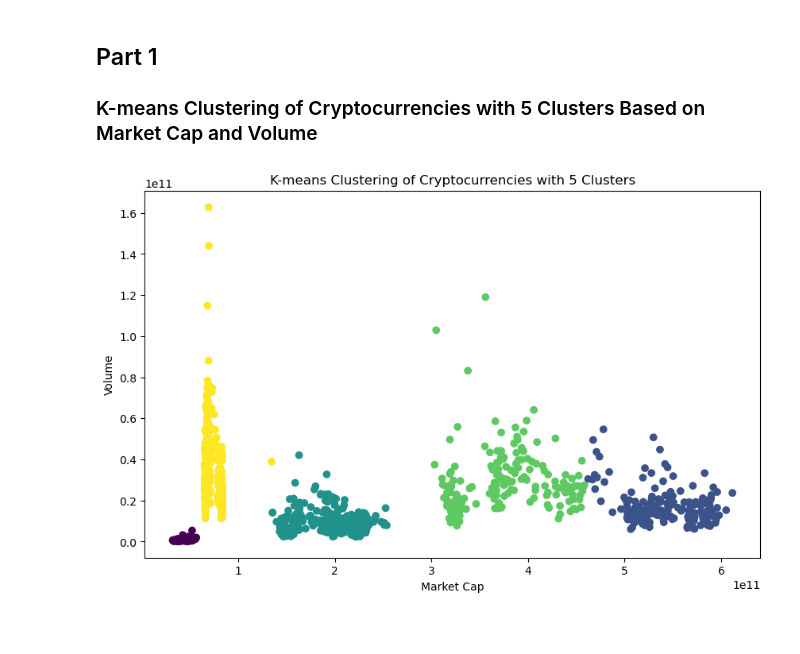
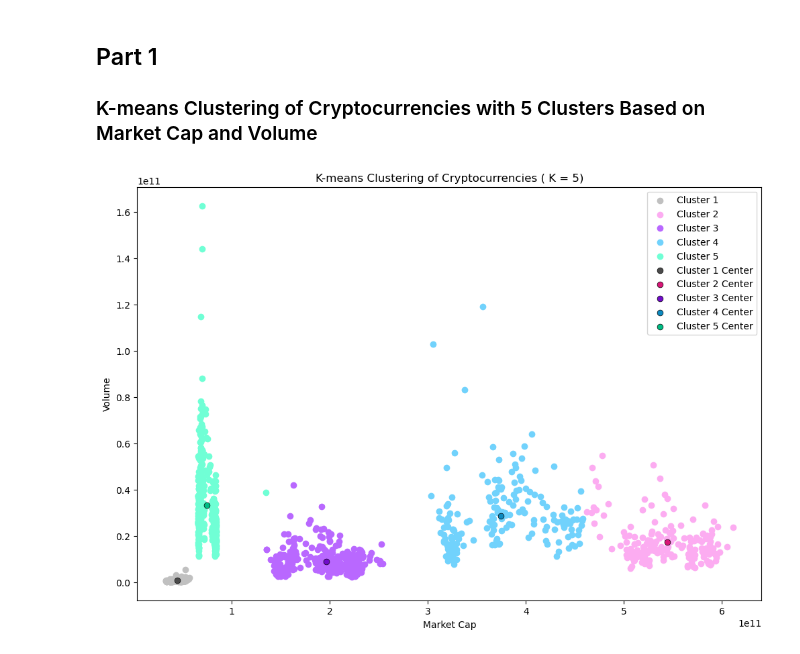
Before and after one commit to sixth-group/Faze2-FirstProject, a Jupyter notebook: section1-clustering/clustering.ipynb, the cells around one changed output. Drawn from its saved outputs; the diff is of its cells as text; code cells hidden in the pictures; blank space fills up the shorter version.

```diff
--- a/section1-clustering/clustering.ipynb
+++ b/section1-clustering/clustering.ipynb
@@ -33,14 +38,33 @@ kmeans = KMeans(n_clusters=5, n_init=10, random_state=0).fit(clustering_features
-# %%
-# Visualization
-
-plt.figure(figsize=(10, 6))
-plt.scatter(market_best['market_cap'], market_best['volume'], c=kmeans.labels_)
-plt.xlabel('Market Cap')
-plt.ylabel('Volume')
-plt.title('K-means Clustering of Cryptocurrencies with 5 Clusters')
-plt.show()
-# %% [output]
-[figure, removed]
+# %%
+# Visualization
+
+# Create a list of colors for the clusters and their centroids
+cluster_colors = ['#C0C0C0', '#FCACF1', '#B968FF', '#71D2FC', '#70FFD5']
+centroids_colors = ['#4B4B4B', '#D81677', '#710CCA', '#0C8AC0', '#00BD84']
+
+
+plt.figure(figsize=(12, 8))
+
+# Create a scatter plot for each cluster
+for cluster_label, color in enumerate(cluster_colors):
+    cluster_data = clustering_features[kmeans.labels_ == cluster_label]
+    plt.scatter(cluster_data['market_cap'], cluster_data['volume'], label=f'Cluster {cluster_label+1}', color=color)
+
+# Plot the clusters' centers
+cluster_centers = kmeans.cluster_centers_
+for i, center in enumerate(cluster_centers):
+    plt.scatter(center[0], center[1],s=40, color=centroids_colors[i], edgecolor='black', linewidth=0.5, label=f'Cluster {i+1} Center')
+
+# Customize the plot
+plt.xlabel('Market Cap')
+plt.ylabel('Volume')
+plt.title('K-means Clustering of Cryptocurrencies ( K = 5)')
+plt.legend()
+
+# Show the plot
+plt.show()
+# %% [output]
+[figure, added]
 # %%
 # Part 2
 # %%
```
Also changed, not shown: parts of 3 cells of this notebook.
